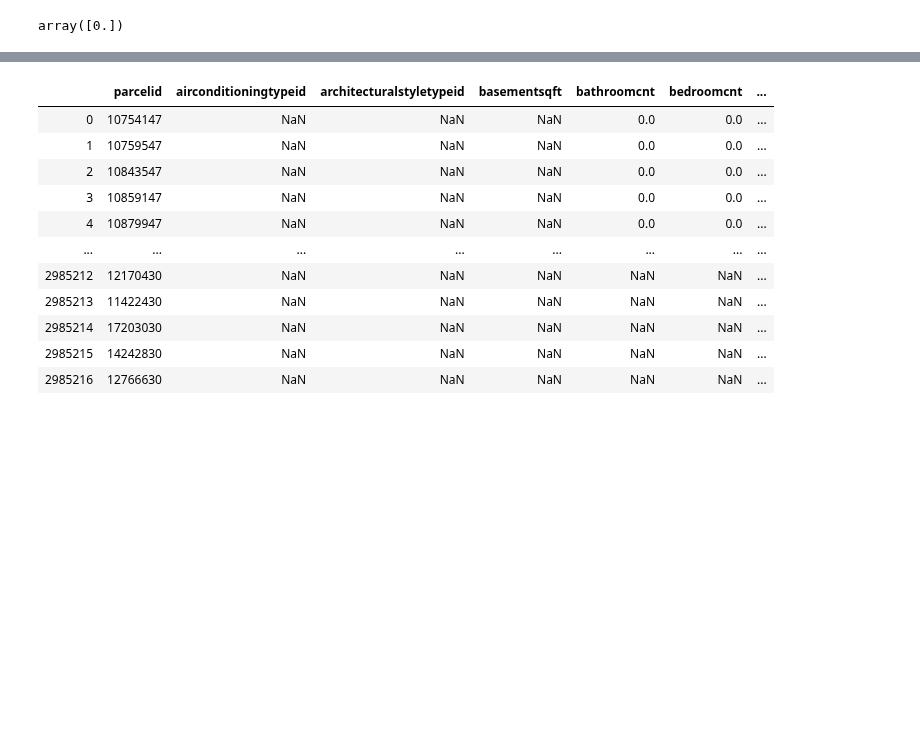
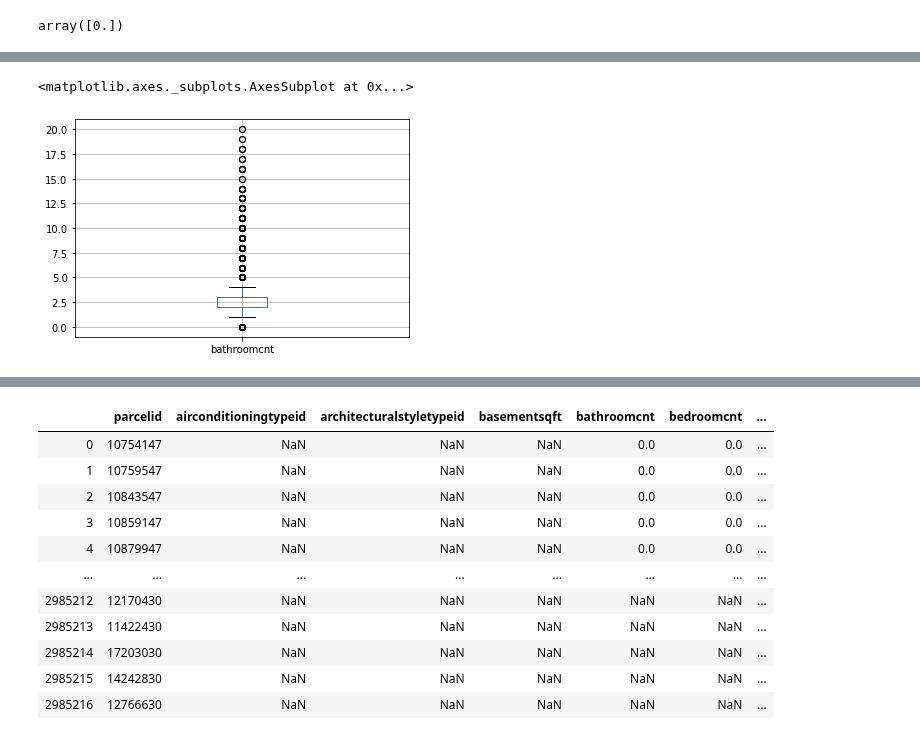
Before and after one commit to haggarw3/daft-miami-1019-labs, a Jupyter notebook: module-3/Final Project.ipynb, the cells around one changed output, grey strips where cells are left out. Drawn from its saved outputs; the diff is of its cells as text; code cells hidden in the pictures; blank space fills up the shorter version.

```diff
--- a/module-3/Final Project.ipynb
+++ b/module-3/Final Project.ipynb
@@ -191,0 +264,7 @@ array([0.])
+# %%
+zillow_2016['airconditioningtypeid'].dtypes
+
+zillow_2016['airconditioningtypeid'] = zillow_2016['airconditioningtypeid'].replace(5., 0)
+zillow_2016['airconditioningtypeid'] = zillow_2016['airconditioningtypeid'].astype('category')
+
+zillow_2016['airconditioningtypeid']
@@ -191,0 +285,11 @@ array([0.])
+# %%
+zillow_2016['basementsqft'].dtypes
+
+
+zillow_2016['basementsqft'].hist()
+
+zillow_2016['basementsqft'].unique()
+
+zillow_2016 = zillow_2016.drop(columns=['basementsqft'])
+
+zillow_2016
@@ -191,0 +310,13 @@ array([0.])
+# %%
+zillow_2016['bathroomcnt'].dtypes
+zillow_2016['bathroomcnt'].unique()
+# zillow_2016['bathroomcnt'].hist()
+
+zillow_2016[ zillow_2016['bathroomcnt'] > 7.5 ]
+
+zillow_2016.boxplot(column=['bathroomcnt'])
+
+#remove outliers?
+# %% [output]
+<matplotlib.axes._subplots.AxesSubplot at 0x...>
+[figure, added]
```
Also changed, not shown: parts of 54 cells of this notebook.
